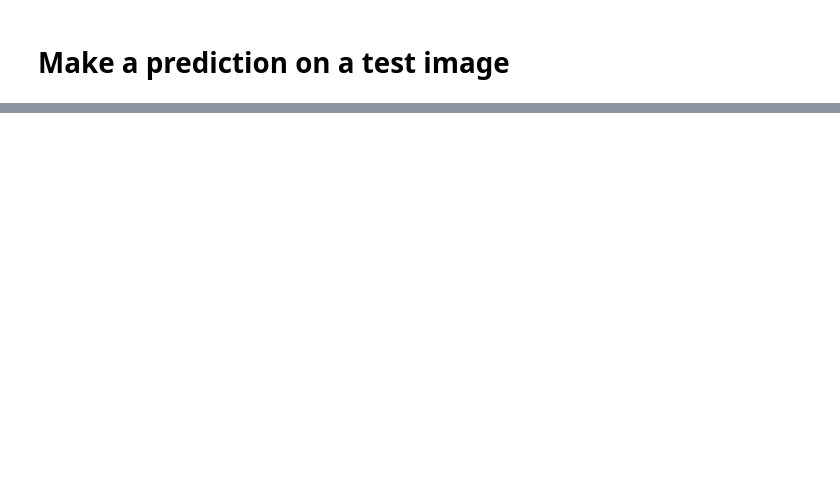
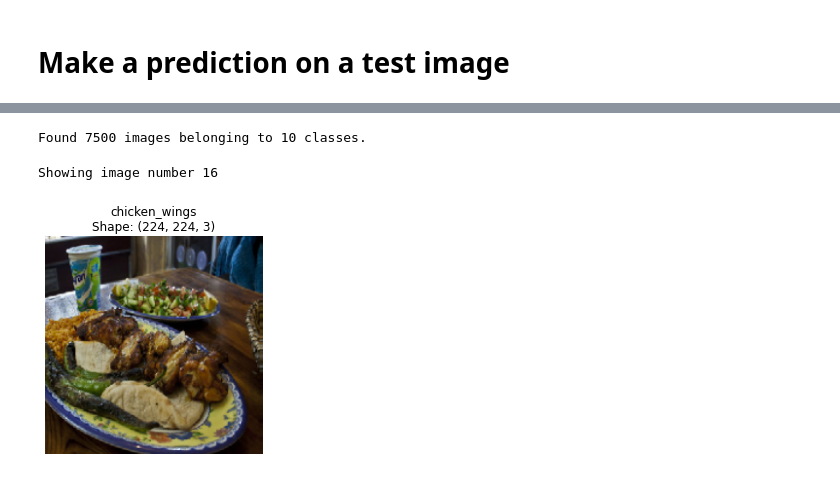
Before and after one commit to DataAnalyticsDojo/Samples-TensorFlow, a Jupyter notebook: FundamentalsCourse/03a_multiclass_cnn_with_tensorflow.ipynb, the cells around one changed output, grey strips where cells are left out. Drawn from its saved outputs; the diff is of its cells as text; code cells hidden in the pictures; blank space fills up the shorter version.

```diff
--- a/FundamentalsCourse/03a_multiclass_cnn_with_tensorflow.ipynb
+++ b/FundamentalsCourse/03a_multiclass_cnn_with_tensorflow.ipynb
@@ -411,0 +563,40 @@ predict_and_plot(model_1, "https://upload.wikimedia.org/wikipedia/commons/1/10/P
+# %%
+# Create an augmented data generator instance
+# Set the seed for reproducibility
+tf.random.set_seed(42)
+
+# Preprocess data (get all of the pixel values between 0 and 1, also called scaling/normalization)
+train_datagen_augmented = ImageDataGenerator(
+    rescale=1./255,
+    rotation_range=0.2,
+    width_shift_range=0.2,
+    height_shift_range=0.2,
+    zoom_range=0.2,
+    horizontal_flip=True
+)
+
+# Load data in from directories and turn it into batches
+# Setup paths to our data directories
+# Use these variables extablished above
+# train_data_dir
+# test_data_dir
+
+# Import data from directories and turn it into batches
+train_data_augmented = train_datagen_augmented.flow_from_directory(
+    train_data_dir,
+    batch_size = 32,
+    # Reshape all the images to be the same size.
+    target_size = (224, 224),
+    class_mode = "categorical", # categorical (2d one hot encoded labels) or binary
+    seed = 42
+)
+# %% [output]
+Found 7500 images belonging to 10 classes.
+# %%
+# Get a sample of train data batch
+images, labels = train_data_augmented.next()
+len(images), len(labels)
+view_random_image_from_data_generator_iterator(images, labels)
+# %% [output]
+Showing image number 16
+[figure, added]
```
Also changed, not shown: parts of 28 cells of this notebook, 3 other files.
